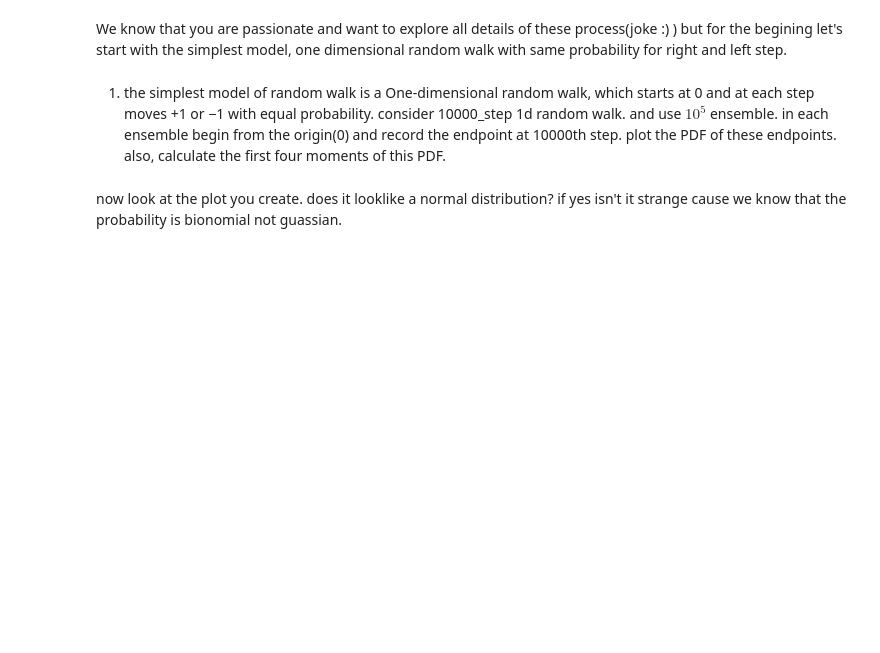
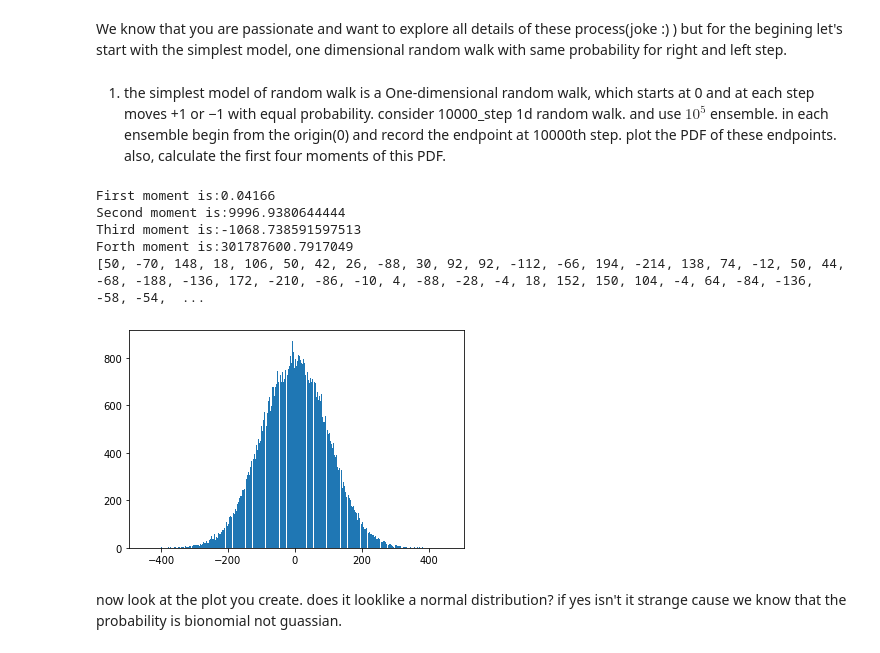
Before and after one commit to SBUDataAnalysis/hw2-Amirreza-A-1377, a Jupyter notebook: Data_Analysis_HW1.ipynb, the cells around one changed output. Saved outputs shown, nothing was run; the diff lists cells and outputs as text; code cells hidden in the pictures; blank space fills up the shorter version.

```diff
--- a/Data_Analysis_HW1.ipynb
+++ b/Data_Analysis_HW1.ipynb
@@ -17,2 +15,29 @@ We know that you are passionate and want to explore all details of these process
+# %%
+#code here
+import numpy as np
+import matplotlib.pyplot as plt
+import scipy.stats as sci
+Ensemble=[]
+i=0
+steps=[]
+while i<10**5:
+  steps.append(np.random.choice(np.array([1,-1]),p=[1/2,1/2],size=10**4))
+  i=i+1
+  Ensemble.append(np.sum(steps))
+  steps=[]
+plt.hist(Ensemble,bins=500)
+print("First moment is:"+str(np.sum(Ensemble)/len(Ensemble)))
+print("Second moment is:"+str(sci.moment(Ensemble,2)))
+print("Third moment is:"+str(sci.moment(Ensemble,3)))
+print("Forth moment is:"+str(sci.moment(Ensemble,4)))
+print(Ensemble)
+#It has odd moments that are usually much smaller than even moments,as expected from a normal distribution,although they are not exactly zero
+# %% [output]
+First moment is:0.04166
+Second moment is:9996.9380644444
+Third moment is:-1068.738591597513
+Forth moment is:301787600.7917049
+[50, -70, 148, 18, 106, 50, 42, 26, -88, 30, 92, 92, -112, -66, 194, -214, 138, 74, -12, 50, 44, -68, -188, -136, 172, -210, -86, -10, 4, -88, -28, -4, 18, 152, 150, 104, -4, 64, -84, -136, -58, -54,  ...
+[figure, added]
 # %% [markdown]
 now look at the plot you create. does it looklike a normal distribution? if yes isn't it strange cause we know that the probability is bionomial not guassian.
```
Also changed, not shown: parts of 25 cells of this notebook.
